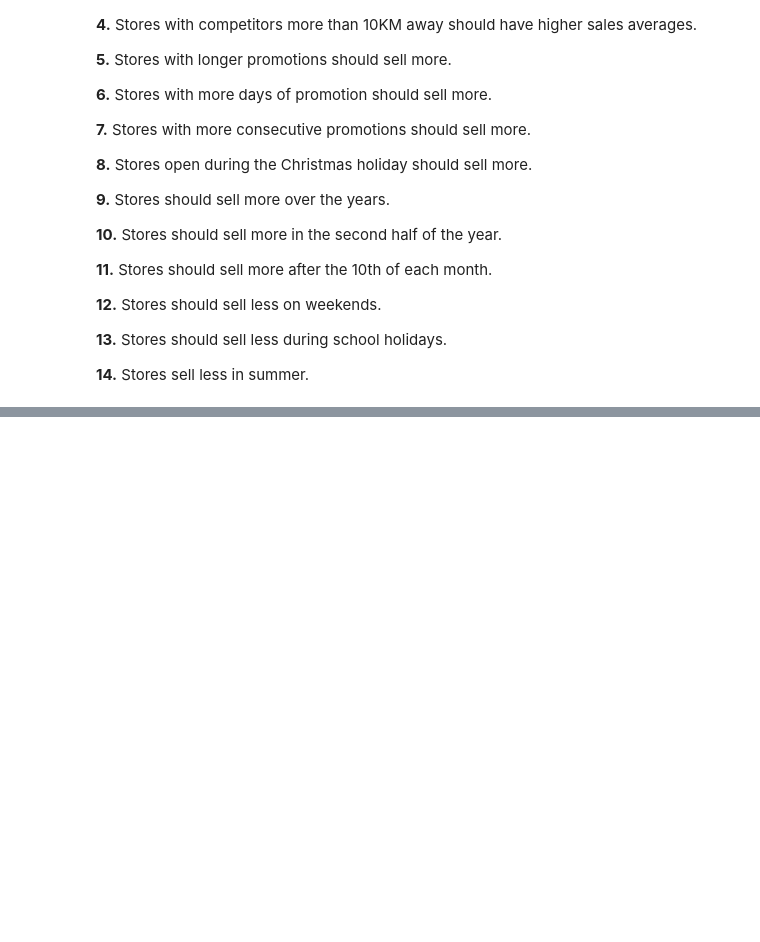
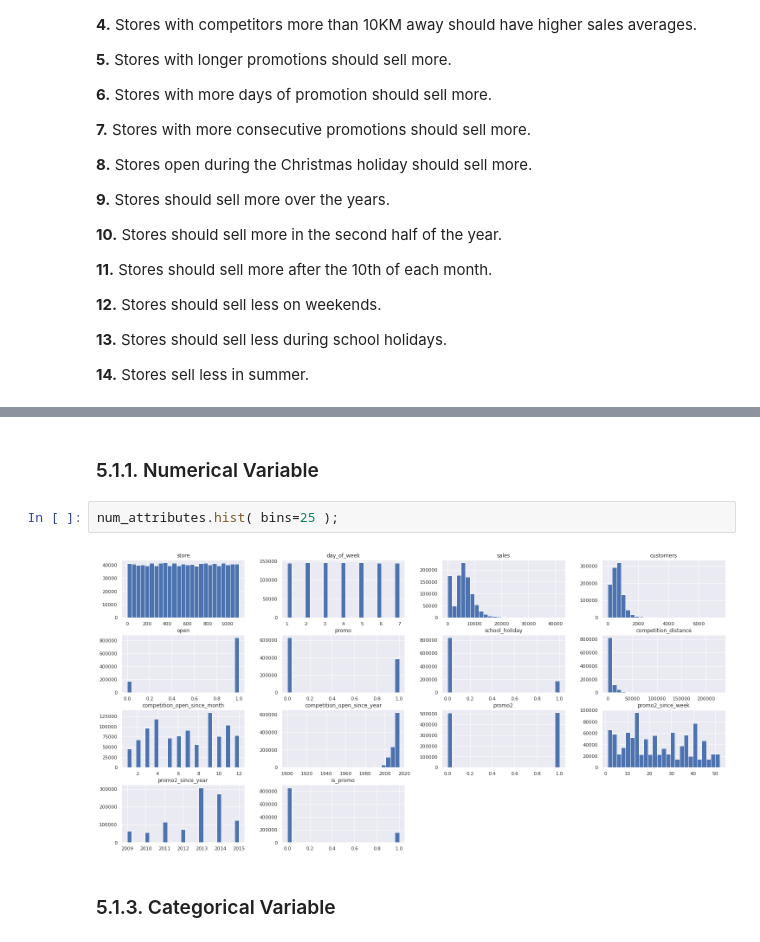
Before and after one commit to luanjesus/rossmann_store_sales_prediction, a Jupyter notebook: exploratory_data_analysis.ipynb, the cells around one changed output, grey strips where cells are left out. Drawn from its saved outputs; the diff is of its cells as text; blank space fills up the shorter version.

```diff
--- a/exploratory_data_analysis.ipynb
+++ b/exploratory_data_analysis.ipynb
@@ -397,0 +437,8 @@ df2.head().T
+# %% [markdown]
+### 5.1.1. Numerical Variable
+# %%
+num_attributes.hist( bins=25 );
+# %% [output]
+[figure, added]
+# %% [markdown]
+### 5.1.3. Categorical Variable
```
Also changed, not shown: parts of 24 cells of this notebook.
